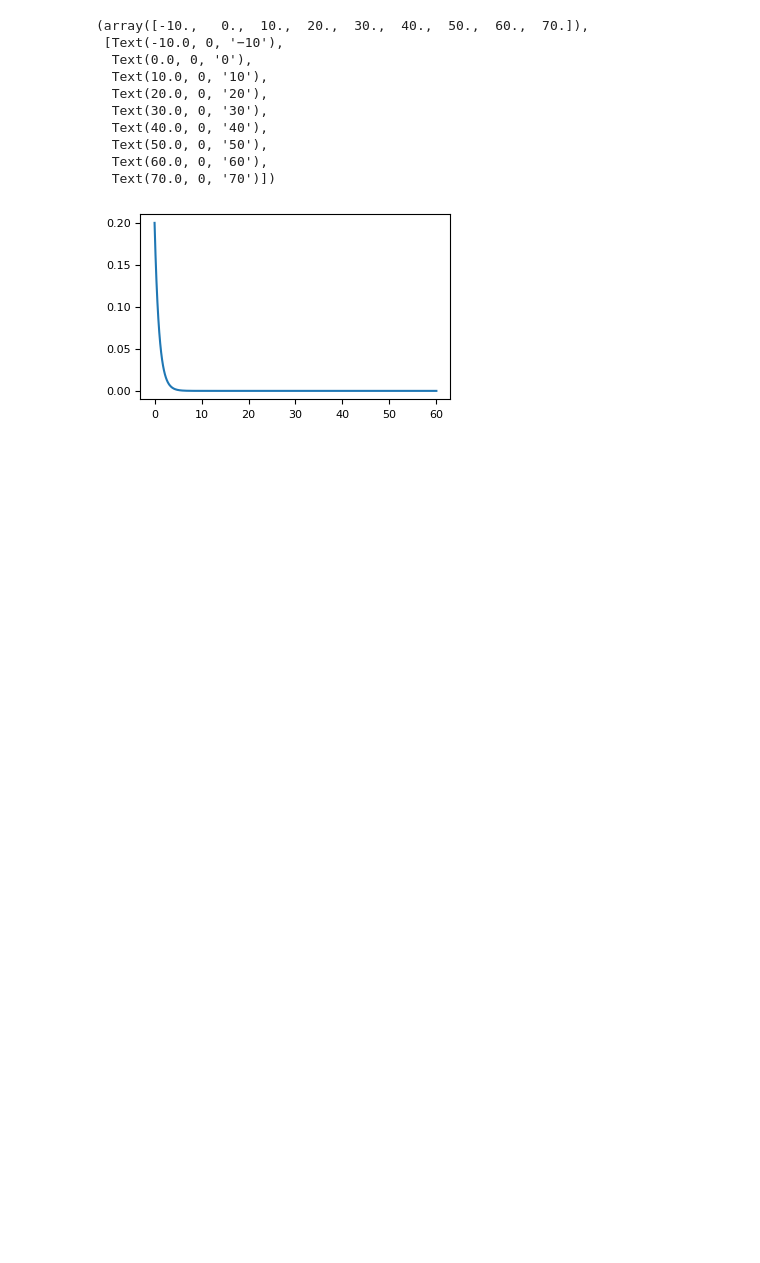
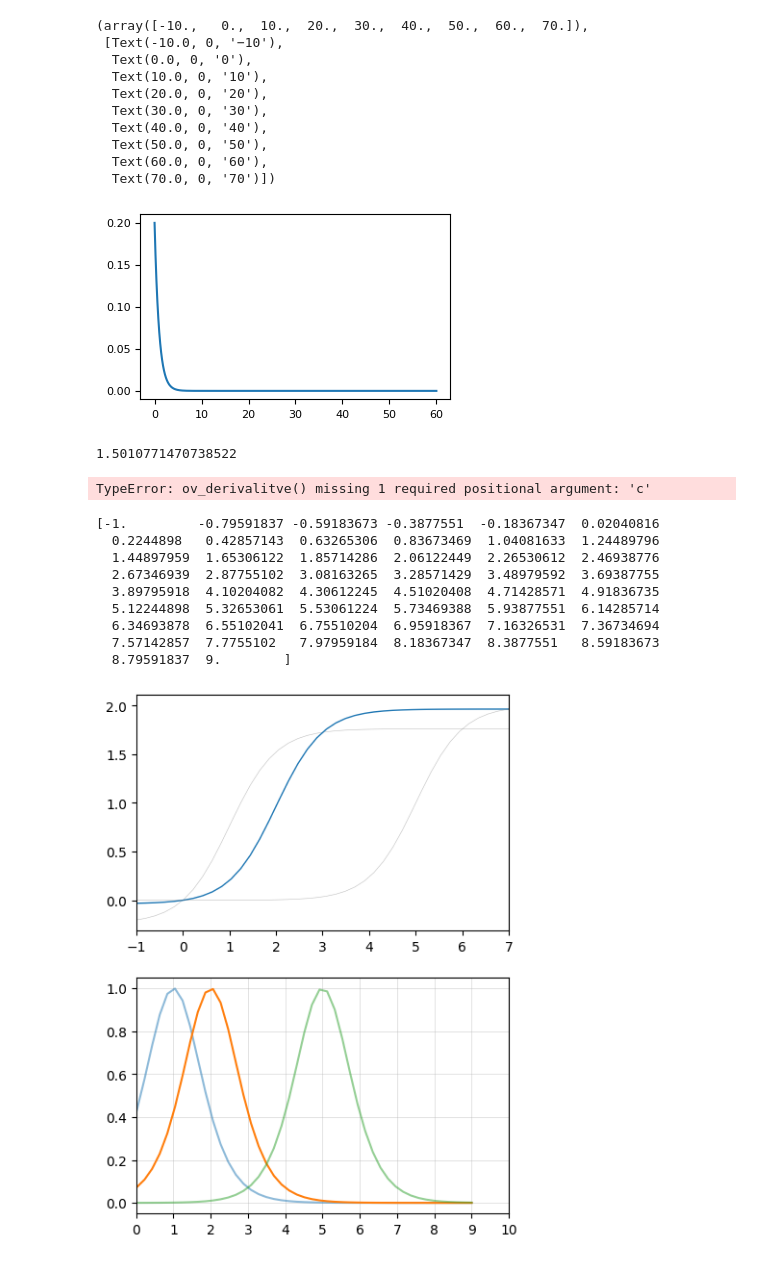
Before and after one commit to Aki-Fujita/drone_simulation, a Jupyter notebook: work/research_log/notebooks/simulation_scaled_fixed.ipynb, the cells around one changed output. Saved outputs shown, nothing was run; the diff lists cells and outputs as text; code cells hidden in the pictures; blank space fills up the shorter version.

```diff
--- a/work/research_log/notebooks/simulation_scaled_fixed.ipynb
+++ b/work/research_log/notebooks/simulation_scaled_fixed.ipynb
@@ -274,3 +307,49 @@ plt.xticks(fontsize=8)
   Text(60.0, 0, '60'),
   Text(70.0, 0, '70')])
 [figure]
+# %%
+def eq(x, c):
+    return np.tanh(x - c) + np.tanh(c)
+
+def ov_derivalitve(x,c):
+    return 1/(np.cosh(x-c))**2
+
+def is_stable(x):
+    print(ov_derivalitve(x-c))
+    return ov_derivalitve(x-c) < 1/2
+x0 = 0
+print(eq(2.6, 2))
+print(is_stable(2.88))
+# %% [output]
+1.5010771470738522
+TypeError: ov_derivalitve() missing 1 required positional argument: 'c'
+# %%
+t = (np.linspace(0,1000) -100 ) * 0.01
+plt.figure(figsize=(5, 7))
+plt.subplot(2, 1, 1)
+plt.plot(t,eq(t,1), alpha=0.5,label="c=1", color="gray", linewidth="0.4")
+plt.plot(t,eq(t,2), label="c=2", linewidth="1")
+plt.plot(t,eq(t,5), alpha=0.5,label="c=5", color="gray", linewidth="0.4")
+plt.xlim(-1,7)
+# plt.legend(loc="upper left")
+
+plt.subplot(2, 1, 2)
+plt.plot(t,ov_derivalitve(t,1),alpha=0.5, label="c=1")
+plt.plot(t,ov_derivalitve(t,2), label="c=2")
+plt.plot(t,ov_derivalitve(t,5),alpha=0.5, label="c=5")
+plt.xlim(0,10)
+plt.xticks(np.arange(0, 11, 1))
+plt.grid(axis='both', alpha=0.5, lw=0.5)
+
+print(t)
+# %% [output]
+[-1.         -0.79591837 -0.59183673 -0.3877551  -0.18367347  0.02040816
+  0.2244898   0.42857143  0.63265306  0.83673469  1.04081633  1.24489796
+  1.44897959  1.65306122  1.85714286  2.06122449  2.26530612  2.46938776
+  2.67346939  2.87755102  3.08163265  3.28571429  3.48979592  3.69387755
+  3.89795918  4.10204082  4.30612245  4.51020408  4.71428571  4.91836735
+  5.12244898  5.32653061  5.53061224  5.73469388  5.93877551  6.14285714
+  6.34693878  6.55102041  6.75510204  6.95918367  7.16326531  7.36734694
+  7.57142857  7.7755102   7.97959184  8.18367347  8.3877551   8.59183673
+  8.79591837  9.        ]
+[figure, added]
```
Also changed, not shown: parts of 8 cells of this notebook, 5 other files.
